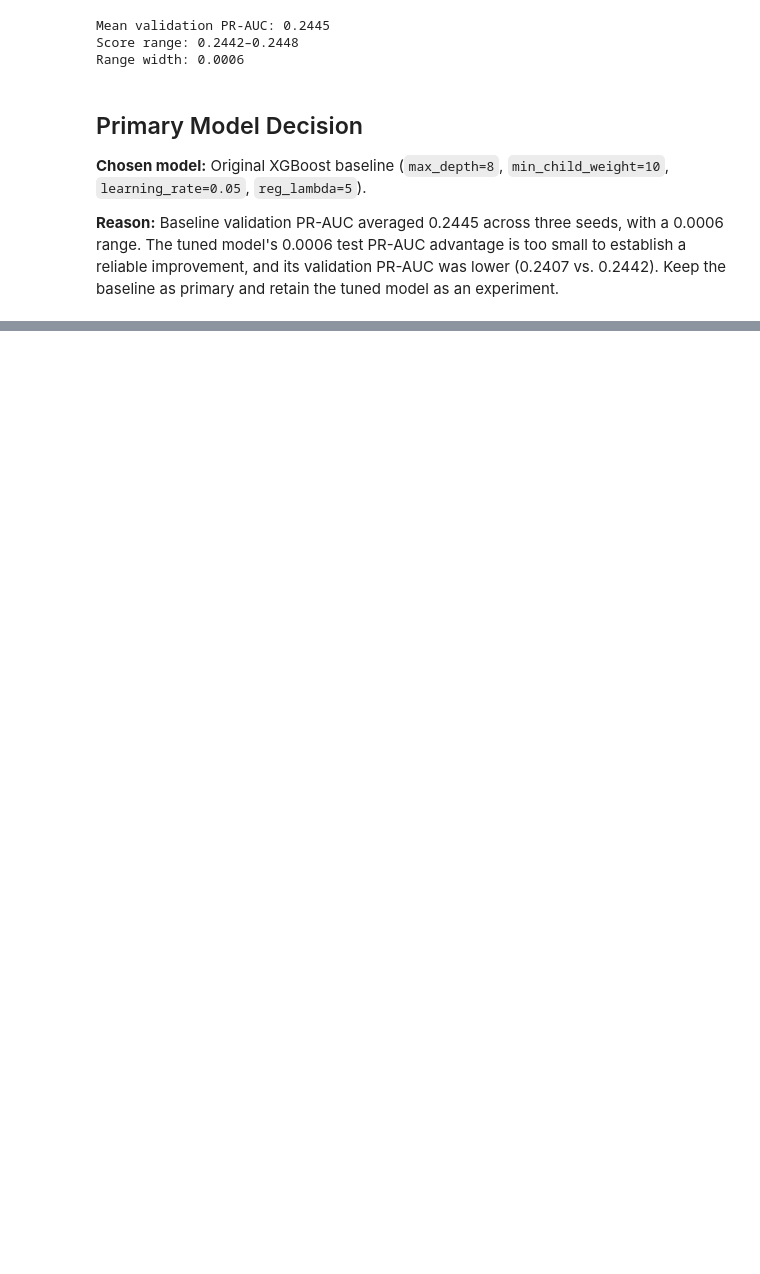
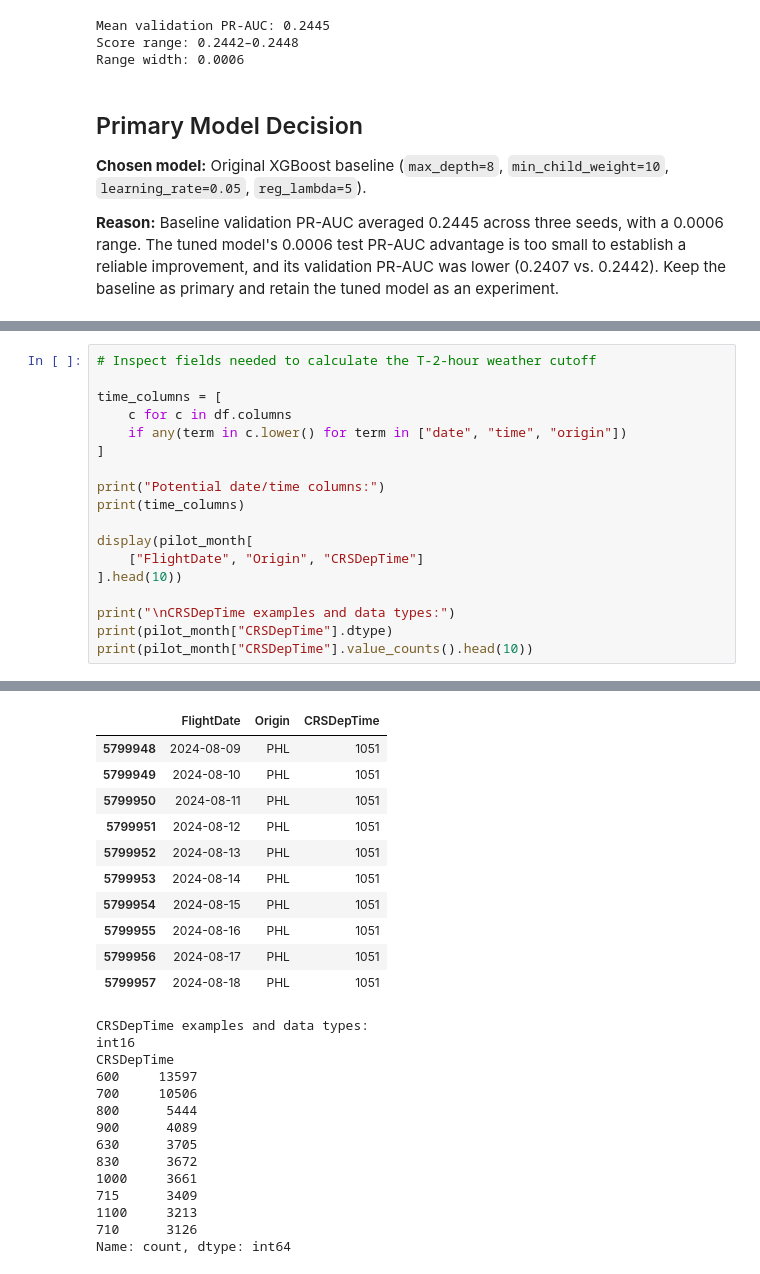
Before and after one commit to devlprkhan/flightdelay-intelligence, a Jupyter notebook: src/notebooks/flight_delay_predV1.3.ipynb, the cells around one changed output, grey strips where cells are left out. Saved outputs shown, nothing was run; the diff lists cells and outputs as text; blank space fills up the shorter version.

```diff
--- a/src/notebooks/flight_delay_predV1.3.ipynb
+++ b/src/notebooks/flight_delay_predV1.3.ipynb
@@ -619,0 +650,19 @@ Range width: 0.0006
+# %%
+# Inspect fields needed to calculate the T-2-hour weather cutoff
+
+time_columns = [
+    c for c in df.columns
+    if any(term in c.lower() for term in ["date", "time", "origin"])
+]
+
+print("Potential date/time columns:")
+print(time_columns)
+
+display(pilot_month[
+    ["FlightDate", "Origin", "CRSDepTime"]
+].head(10))
+
+print("\nCRSDepTime examples and data types:")
+print(pilot_month["CRSDepTime"].dtype)
+print(pilot_month["CRSDepTime"].value_counts().head(10))
+# %% [output]
@@ -619,0 +671,25 @@ Range width: 0.0006
+|  | FlightDate | Origin | CRSDepTime |
+| 5799948 | 2024-08-09 | PHL | 1051 |
+| 5799949 | 2024-08-10 | PHL | 1051 |
+| 5799950 | 2024-08-11 | PHL | 1051 |
+| 5799951 | 2024-08-12 | PHL | 1051 |
+| 5799952 | 2024-08-13 | PHL | 1051 |
+| 5799953 | 2024-08-14 | PHL | 1051 |
+| 5799954 | 2024-08-15 | PHL | 1051 |
+| 5799955 | 2024-08-16 | PHL | 1051 |
+| 5799956 | 2024-08-17 | PHL | 1051 |
+| 5799957 | 2024-08-18 | PHL | 1051 |
+CRSDepTime examples and data types:
+int16
+CRSDepTime
+600     13597
+700     10506
+800      5444
+900      4089
+630      3705
+830      3672
+1000     3661
+715      3409
+1100     3213
+710      3126
+Name: count, dtype: int64
```
Also changed, not shown: parts of 12 cells of this notebook.
